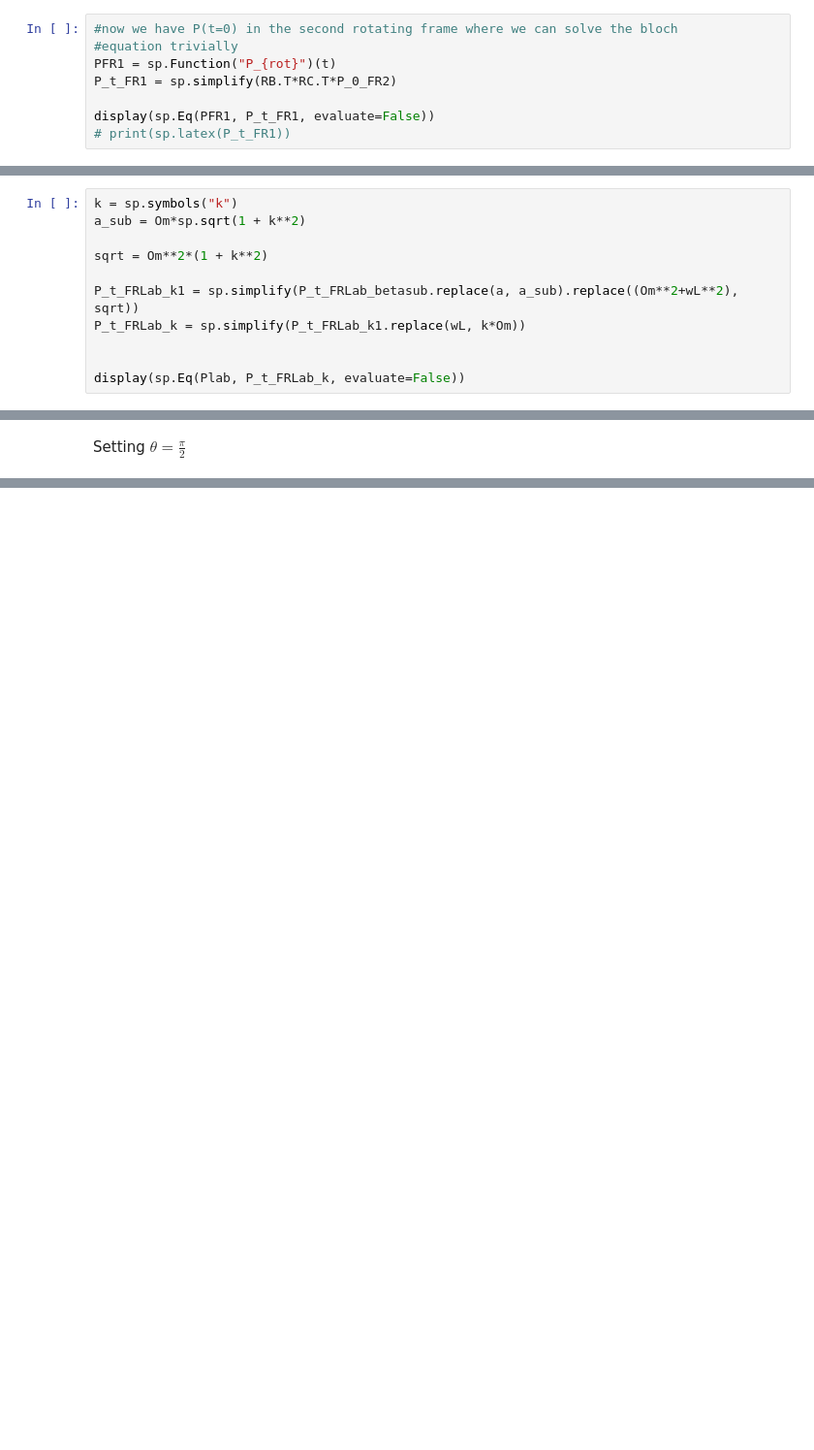
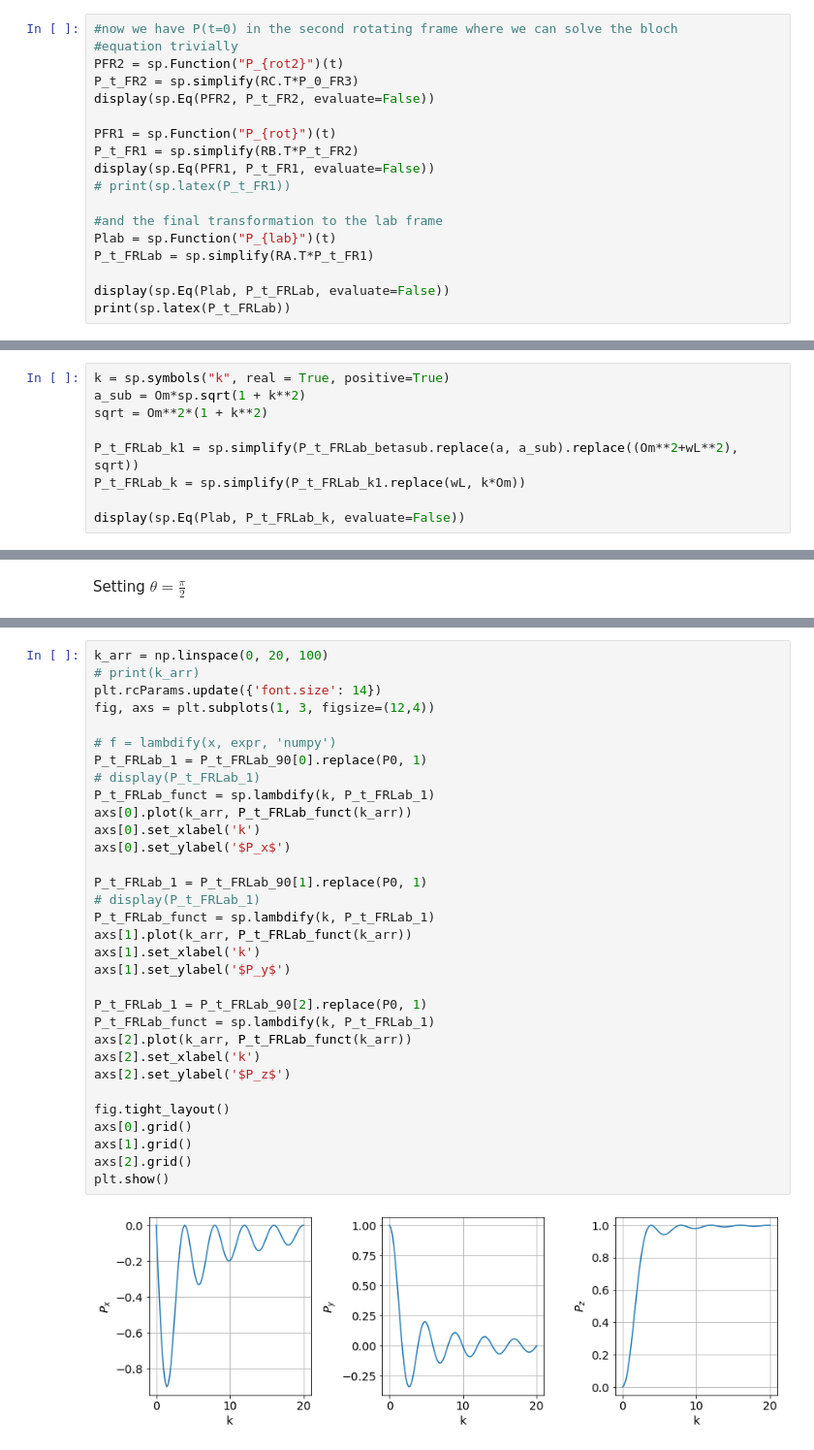
Before and after one commit to eklem1/MesonMagMapping, a Jupyter notebook: random/rotations.ipynb, the cells around one changed output, grey strips where cells are left out. Shown: that part at 97% size. Drawn from its saved outputs; the diff is of its cells as text; blank space fills up the shorter version.

Commit message:
fixed rotations, made some plots

```diff
--- a/random/rotations.ipynb
+++ b/random/rotations.ipynb
@@ -60,9 +56,19 @@ $\displaystyle P_0|F_{rot3} = \left[\begin{matrix}- P_{0} \cos{\left(\beta \righ
 # %%
 #now we have P(t=0) in the second rotating frame where we can solve the bloch
 #equation trivially
+PFR2 = sp.Function("P_{rot2}")(t)
+P_t_FR2 = sp.simplify(RC.T*P_0_FR3)
+display(sp.Eq(PFR2, P_t_FR2, evaluate=False))
+
 PFR1 = sp.Function("P_{rot}")(t)
-P_t_FR1 = sp.simplify(RB.T*RC.T*P_0_FR2)
-
+P_t_FR1 = sp.simplify(RB.T*P_t_FR2)
 display(sp.Eq(PFR1, P_t_FR1, evaluate=False))
 # print(sp.latex(P_t_FR1))
+
+#and the final transformation to the lab frame
+Plab = sp.Function("P_{lab}")(t)
+P_t_FRLab = sp.simplify(RA.T*P_t_FR1)
+
+display(sp.Eq(Plab, P_t_FRLab, evaluate=False))
+print(sp.latex(P_t_FRLab))
 # %% [output]
@@ -98,14 +110,12 @@ $\displaystyle \operatorname{P_{lab}}{\left(t \right)} = \left[\begin{matrix}\fr
 # %% [markdown]
 now use $a=\sqrt{ \Omega^2 +\omega_L^2} = \Omega\sqrt{1+k^2}$ and $k = \omega_L/\Omega$
 # %%
-k = sp.symbols("k")
+k = sp.symbols("k", real = True, positive=True)
 a_sub = Om*sp.sqrt(1 + k**2)
-
 sqrt = Om**2*(1 + k**2)
 
 P_t_FRLab_k1 = sp.simplify(P_t_FRLab_betasub.replace(a, a_sub).replace((Om**2+wL**2), sqrt))
 P_t_FRLab_k = sp.simplify(P_t_FRLab_k1.replace(wL, k*Om))
 
-
 display(sp.Eq(Plab, P_t_FRLab_k, evaluate=False))
 # %% [output]
@@ -135,0 +154,34 @@ $\displaystyle \operatorname{P_{lab}}{\left(t \right)} = \left[\begin{matrix}\fr
+# %%
+k_arr = np.linspace(0, 20, 100)
+# print(k_arr)
+plt.rcParams.update({'font.size': 14})
+fig, axs = plt.subplots(1, 3, figsize=(12,4))
+
+# f = lambdify(x, expr, 'numpy')
+P_t_FRLab_1 = P_t_FRLab_90[0].replace(P0, 1)
+# display(P_t_FRLab_1)
+P_t_FRLab_funct = sp.lambdify(k, P_t_FRLab_1)
+axs[0].plot(k_arr, P_t_FRLab_funct(k_arr))
+axs[0].set_xlabel('k')
+axs[0].set_ylabel('$P_x$')
+
+P_t_FRLab_1 = P_t_FRLab_90[1].replace(P0, 1)
+# display(P_t_FRLab_1)
+P_t_FRLab_funct = sp.lambdify(k, P_t_FRLab_1)
+axs[1].plot(k_arr, P_t_FRLab_funct(k_arr))
+axs[1].set_xlabel('k')
+axs[1].set_ylabel('$P_y$')
+
+P_t_FRLab_1 = P_t_FRLab_90[2].replace(P0, 1)
+P_t_FRLab_funct = sp.lambdify(k, P_t_FRLab_1)
+axs[2].plot(k_arr, P_t_FRLab_funct(k_arr))
+axs[2].set_xlabel('k')
+axs[2].set_ylabel('$P_z$')
+
+fig.tight_layout()
+axs[0].grid()
+axs[1].grid()
+axs[2].grid()
+plt.show()
+# %% [output]
+[figure, added]
```
Also changed, not shown: parts of 13 cells of this notebook.
